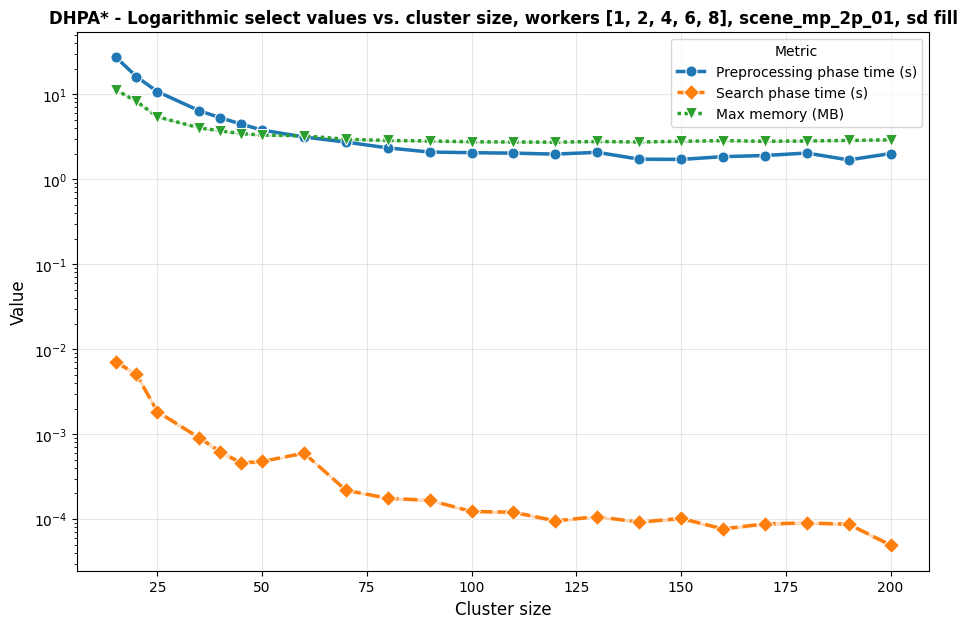
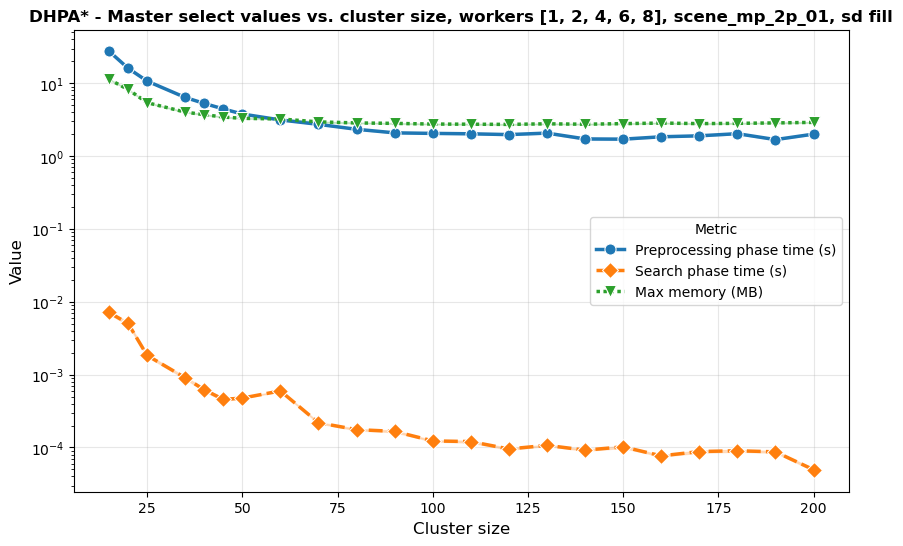
Unified diff of the notebook cell whose output changed from the first chart to the second:
--- before
+++ after
@@ -42,5 +42,5 @@
 
 # 4. Generate the single combined plot
-fig, ax = plt.subplots(figsize=(11, 7))
+fig, ax = plt.subplots(figsize=(10, 6))
 
 sns.lineplot(
@@ -62,5 +62,5 @@
 
 # Title, Labels, and Formatting
-ax.set_title('DHPA* - Logarithmic select values vs. cluster size, workers [1, 2, 4, 6, 8], scene_mp_2p_01, sd fill', fontsize=12, fontweight='bold')
+ax.set_title('DHPA* - Master select values vs. cluster size, workers [1, 2, 4, 6, 8], scene_mp_2p_01, sd fill', fontsize=12, fontweight='bold')
 ax.set_xlabel('Cluster size', fontsize=12)
 ax.set_ylabel('Value', fontsize=12)

Commit: standardize